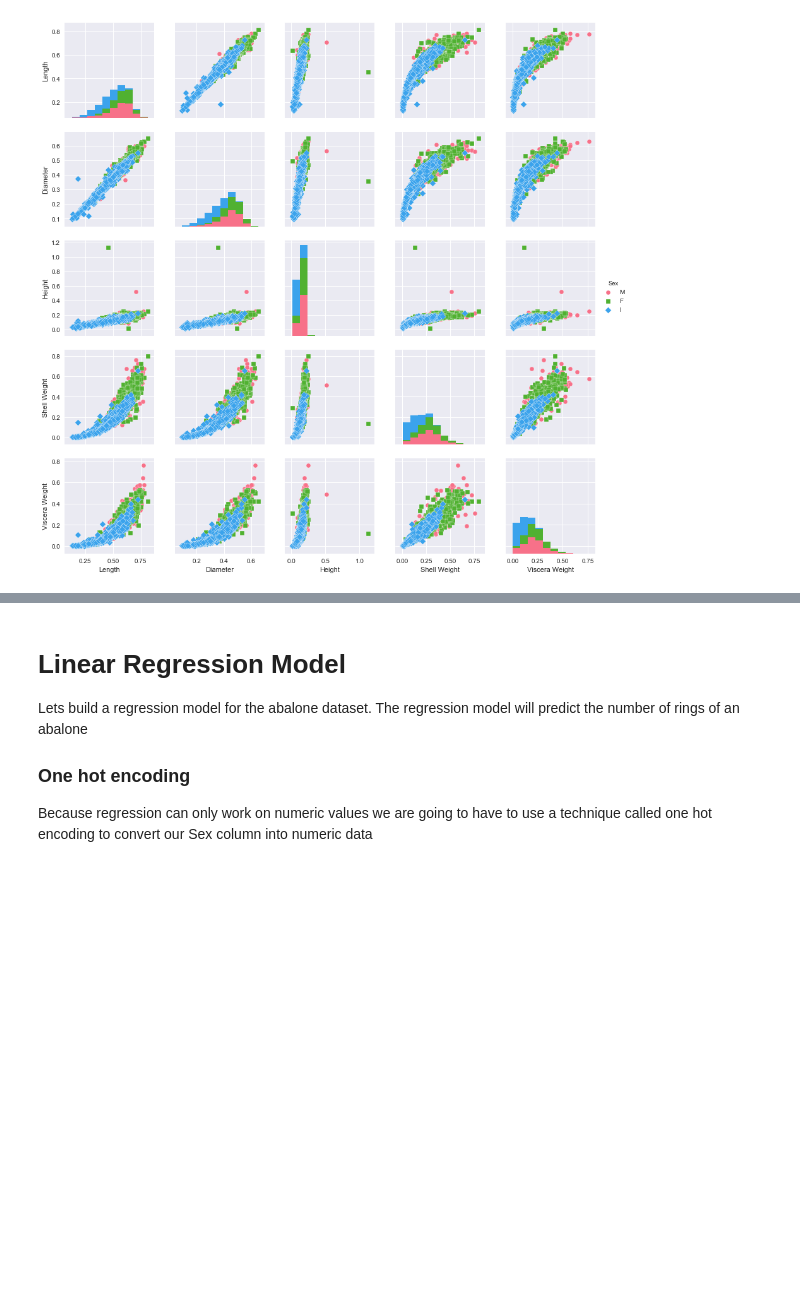
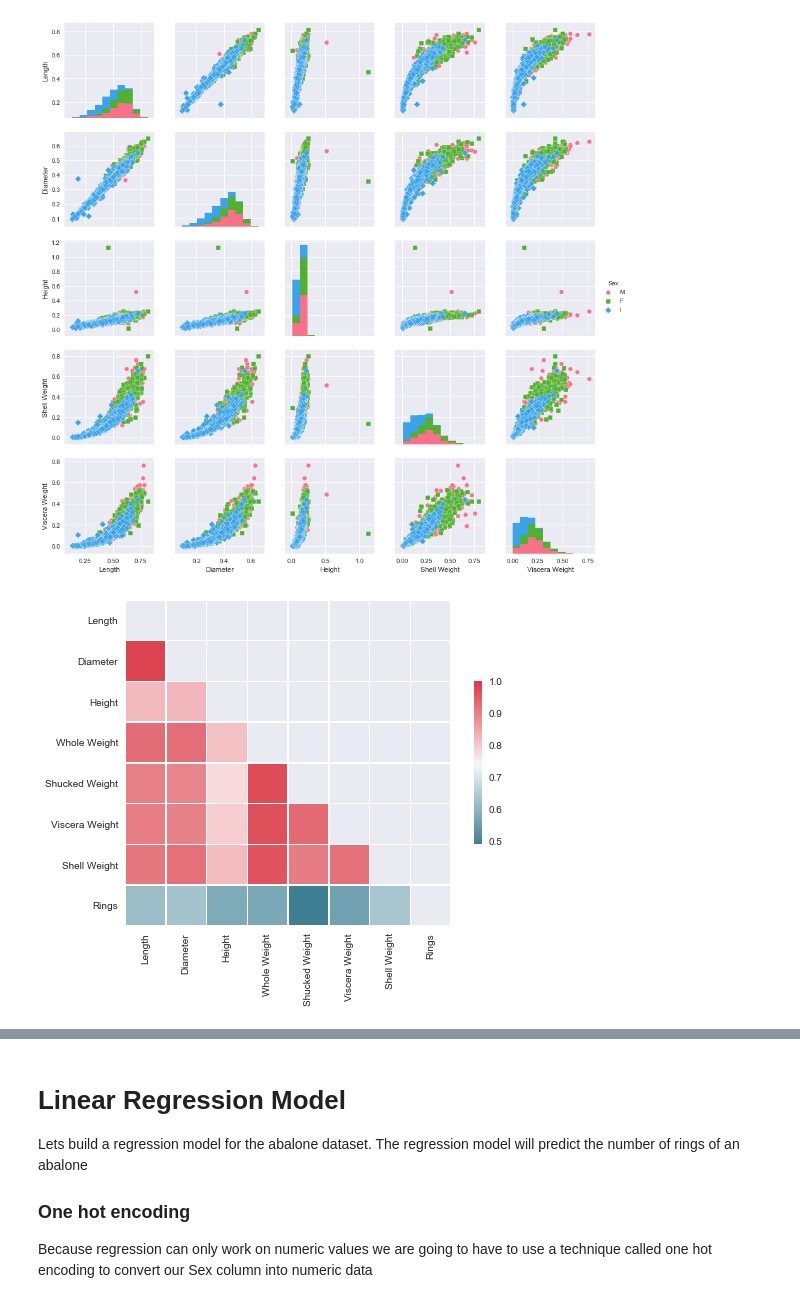
Before and after one commit to el-davo/msc-data-analytics-notebook, a Jupyter notebook: task1.ipynb, the cells around one changed output, grey strips where cells are left out. Saved outputs shown, nothing was run; the diff lists cells and outputs as text; code cells hidden in the pictures; blank space fills up the shorter version.

```diff
--- a/task1.ipynb
+++ b/task1.ipynb
@@ -100,5 +94,6 @@ Lets do a search for missing data. We can do this easily with pandas using the c
 # %%
-nans = df[df.isnull().any(axis=1)]
+nans_predicate = df.isnull().any(axis=1)
+nans = df[nans_predicate]
 nans
 # %% [output]
 |  | Sex | Length | Diameter | Height | Whole Weight | Shucked Weight | Viscera Weight | Shell Weight | ... |
@@ -117,2 +113,4 @@ We can now drop the indexes that are invalid from our dataframe. Before we do th
-# %%
-df.drop(df.index[df.isnull().any(axis=1)], inplace=True)
+# %%
+print("Before drop count", df.shape)
+df.drop(df.index[nans_predicate], inplace=True)    # Drop the data with NaN values
+print("After drop count", df.shape)
@@ -207,6 +208,15 @@ sns.pairplot(df[['Sex', 'Length', 'Diameter', 'Height', 'Shell Weight', 'Viscera
 # %% [output]
 <seaborn.axisgrid.PairGrid at 0x...>
 [figure]
+# %%
+corr = df.corr()
+mask = np.zeros_like(corr, dtype=np.bool)
+mask[np.triu_indices_from(mask)] = True
+f, ax = plt.subplots(figsize=(8, 6))
+cmap = sns.diverging_palette(220, 10, as_cmap=True)
+sns.heatmap(corr, mask=mask, cmap=cmap, vmax=1,square=True, linewidths=.5, cbar_kws={"shrink": .5}, ax=ax);
+# %% [output]
+[figure, added]
 # %%
 #corr = df[['Sex', 'Length', 'Diameter', 'Height', 'Shell Weight', 'Viscera Weight']].corr()
 #c1 = corr.abs().unstack()
```
Also changed, not shown: parts of 21 cells of this notebook.
